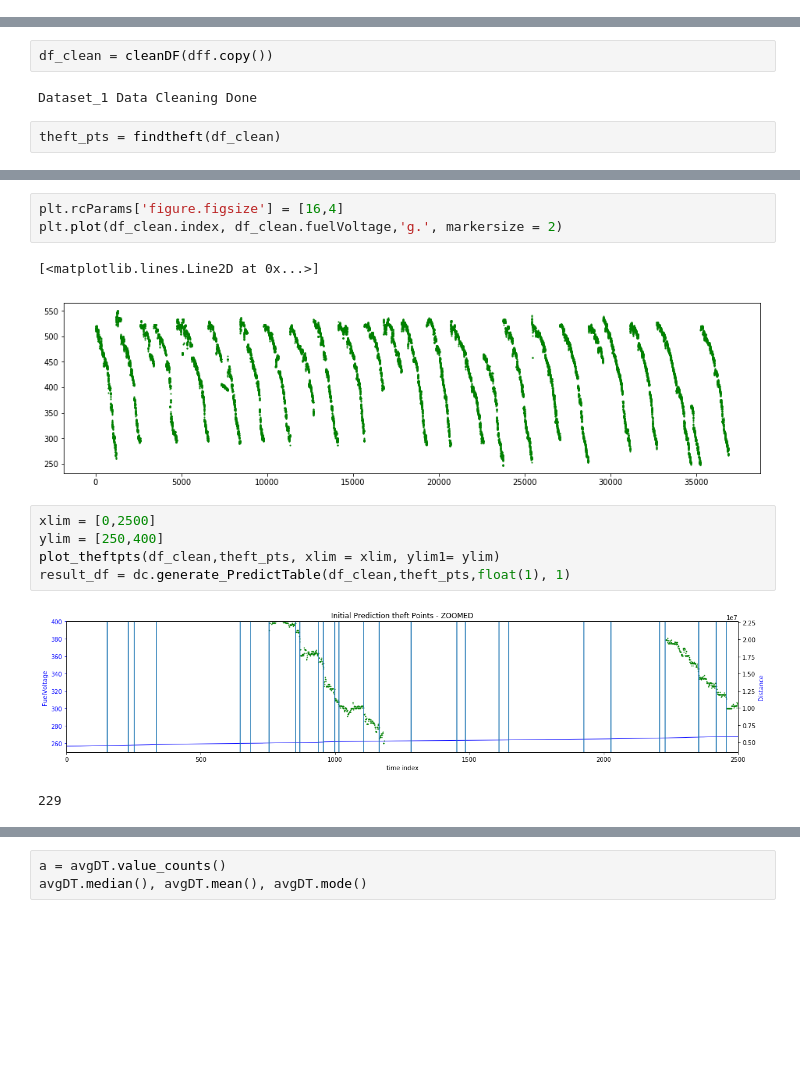
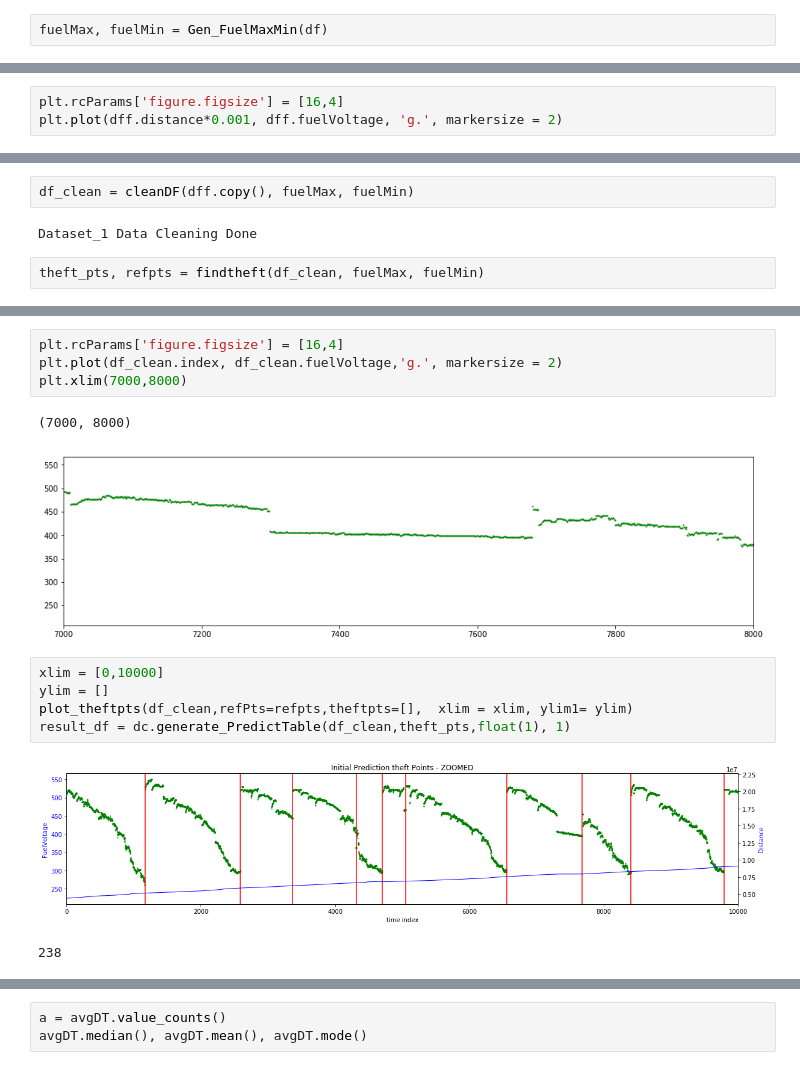
Before and after one commit to manjeet87/Signal_Analysis_UsingPython, a Jupyter notebook: Loconav/Fuel Data Analysis- ContinuousForm_MergedFile.ipynb, the cells around one changed output, grey strips where cells are left out. Drawn from its saved outputs; the diff is of its cells as text; blank space fills up the shorter version.

```diff
--- a/Loconav/Fuel Data Analysis- ContinuousForm_MergedFile.ipynb
+++ b/Loconav/Fuel Data Analysis- ContinuousForm_MergedFile.ipynb
@@ -202,6 +223,8 @@ plt.plot(dis)
 # %% [output]
 [<matplotlib.lines.Line2D at 0x...>]
 [figure]
+# %%
+fuelMax, fuelMin = Gen_FuelMaxMin(df)
 # %%
 dff = formatDf(df.copy())
 Dmax = dff.distance.max()
@@ -234,0 +258,3 @@ plt.plot(dff.index, dff.fuelVoltage,'g.');
+# %%
+plt.rcParams['figure.figsize'] = [16,4]
+plt.plot(dff.distance*0.001, dff.fuelVoltage, 'g.', markersize = 2)
@@ -262,10 +291,10 @@ dff[(dff.fuelVoltage == 0)  & (dff.dev_state == 1)]
 # %% [output]
 |  | datetime | lat | long | speed | distance | fuelVoltage | dev_state |
 # %%
-df_clean = cleanDF(dff.copy())
+df_clean = cleanDF(dff.copy(), fuelMax, fuelMin)
 # %% [output]
 Dataset_1 Data Cleaning Done
 # %%
-theft_pts = findtheft(df_clean)
+theft_pts, refpts = findtheft(df_clean, fuelMax, fuelMin)
 # %% [output]
 **
@@ -274,16 +323,17 @@ Dataset_1 Theft points Indentified
 # %%
 plt.rcParams['figure.figsize'] = [16,4]
 plt.plot(df_clean.index, df_clean.fuelVoltage,'g.', markersize = 2)
+plt.xlim(7000,8000)
 # %% [output]
-[<matplotlib.lines.Line2D at 0x...>]
+(7000, 8000)
-[figure, old version]
+[figure, new version]
 # %%
-xlim = [0,2500]
-ylim = [250,400]
-plot_theftpts(df_clean,theft_pts, xlim = xlim, ylim1= ylim)
+xlim = [0,10000]
+ylim = []
+plot_theftpts(df_clean,refPts=refpts,theftpts=[],  xlim = xlim, ylim1= ylim)
 result_df = dc.generate_PredictTable(df_clean,theft_pts,float(1), 1)
 # %% [output]
-[figure, old version]
+[figure, new version]
-229
+238
 # %%
 plt.rcParams['figure.figsize'] = [16,4]
```
Also changed, not shown: parts of 30 cells of this notebook, 3 other files.
